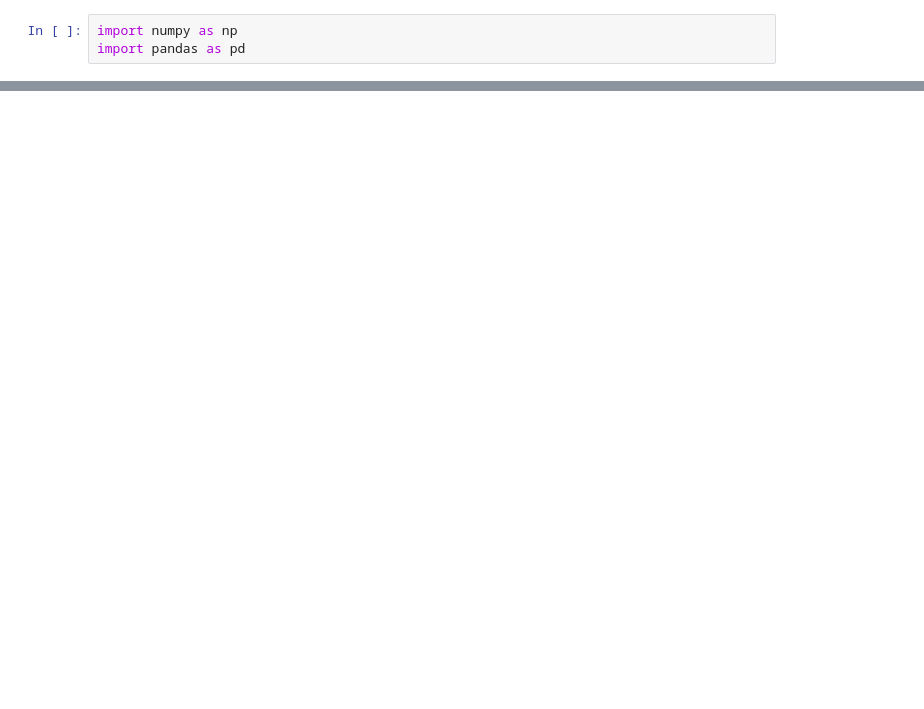
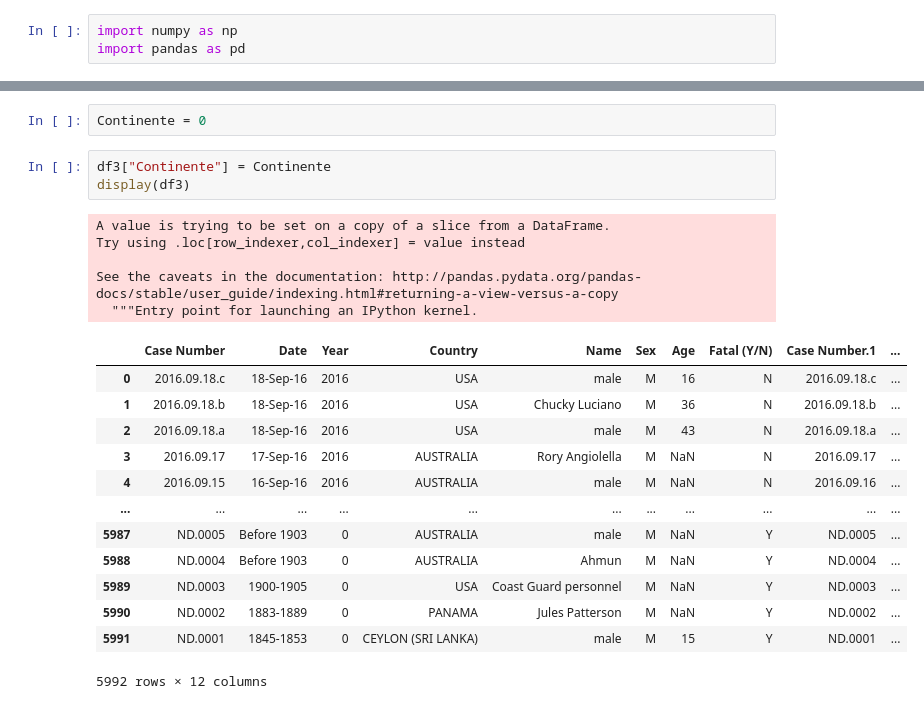
Before and after one commit to ricardoafsp/pandas-project-SharkAttack, a Jupyter notebook: Untitled.ipynb, the cells around one changed output, grey strips where cells are left out. Saved outputs shown, nothing was run; the diff lists cells and outputs as text; blank space fills up the shorter version.

```diff
--- a/Untitled.ipynb
+++ b/Untitled.ipynb
@@ -21,0 +283,24 @@ display(shark_df)
+# %%
+Continente = 0
+# %%
+df3["Continente"] = Continente
+display(df3)
+# %% [output]
+A value is trying to be set on a copy of a slice from a DataFrame.
+Try using .loc[row_indexer,col_indexer] = value instead
+
+See the caveats in the documentation: http://pandas.pydata.org/pandas-docs/stable/user_guide/indexing.html#returning-a-view-versus-a-copy
+  """Entry point for launching an IPython kernel.
+|  | Case Number | Date | Year | Country | Name | Sex | Age | Fatal (Y/N) | Case Number.1 | ... |
+| 0 | 2016.09.18.c | 18-Sep-16 | 2016 | USA | male | M | 16 | N | 2016.09.18.c | ... |
+| 1 | 2016.09.18.b | 18-Sep-16 | 2016 | USA | Chucky Luciano | M | 36 | N | 2016.09.18.b | ... |
+| 2 | 2016.09.18.a | 18-Sep-16 | 2016 | USA | male | M | 43 | N | 2016.09.18.a | ... |
+| 3 | 2016.09.17 | 17-Sep-16 | 2016 | AUSTRALIA | Rory Angiolella | M | NaN | N | 2016.09.17 | ... |
+| 4 | 2016.09.15 | 16-Sep-16 | 2016 | AUSTRALIA | male | M | NaN | N | 2016.09.16 | ... |
+| ... | ... | ... | ... | ... | ... | ... | ... | ... | ... | ... |
+| 5987 | ND.0005 | Before 1903 | 0 | AUSTRALIA | male | M | NaN | Y | ND.0005 | ... |
+| 5988 | ND.0004 | Before 1903 | 0 | AUSTRALIA | Ahmun | M | NaN | Y | ND.0004 | ... |
+| 5989 | ND.0003 | 1900-1905 | 0 | USA | Coast Guard personnel | M | NaN | Y | ND.0003 | ... |
+| 5990 | ND.0002 | 1883-1889 | 0 | PANAMA | Jules Patterson | M | NaN | Y | ND.0002 | ... |
+| 5991 | ND.0001 | 1845-1853 | 0 | CEYLON (SRI LANKA) | male | M | 15 | Y | ND.0001 | ... |
+5992 rows × 12 columns
```
Also changed, not shown: parts of 9 cells of this notebook, 1 other file.
